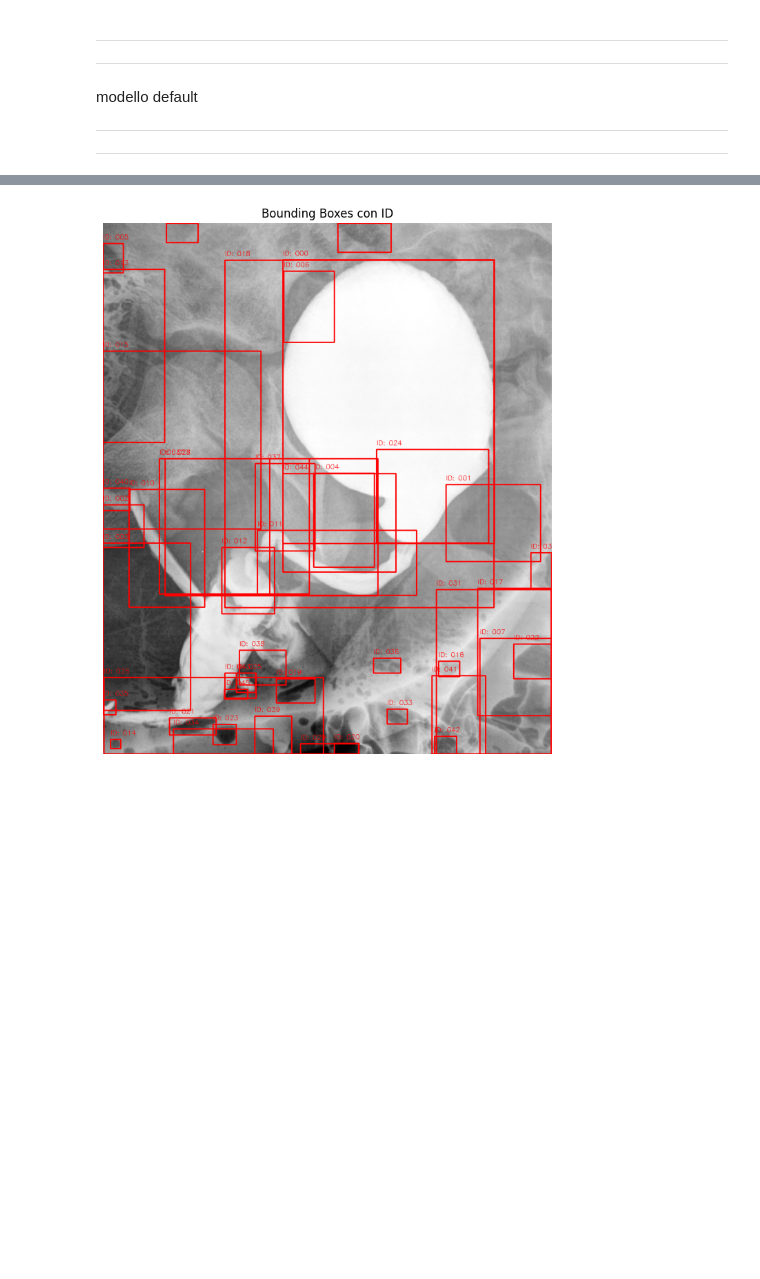
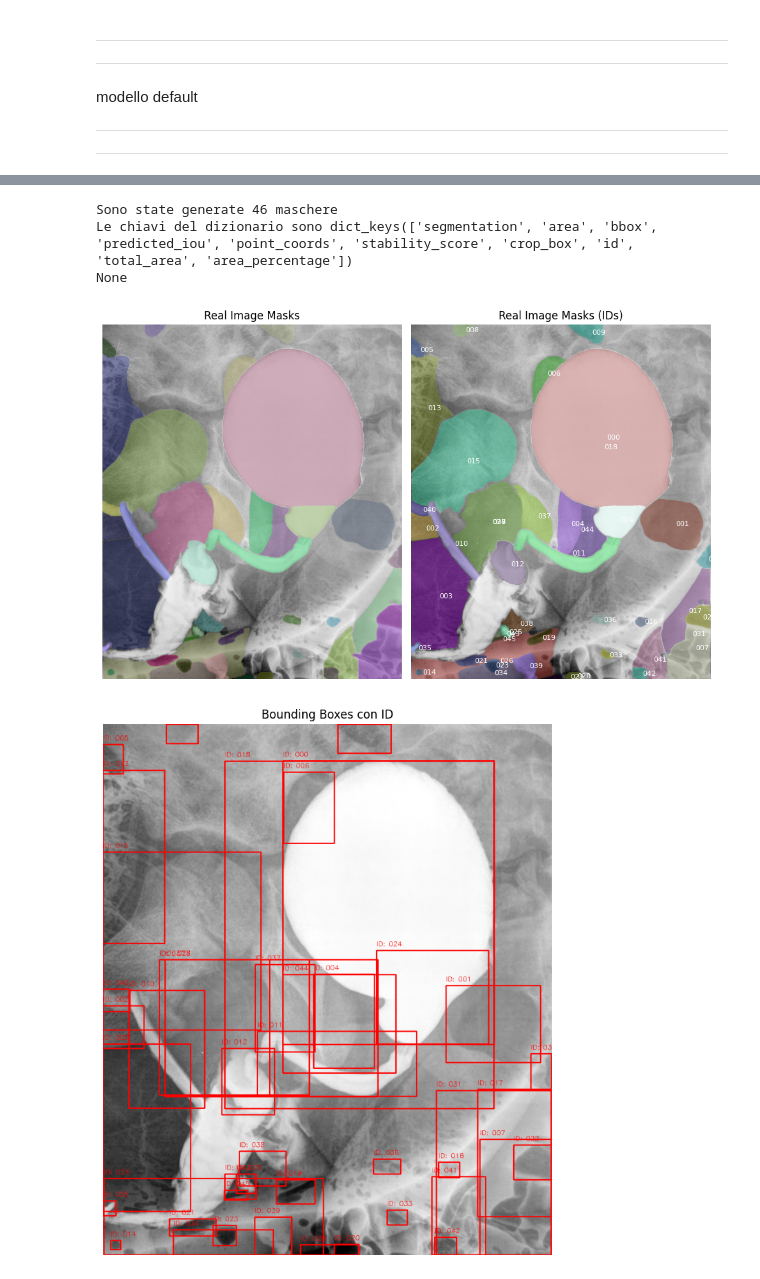
Before and after one commit to Ste-lla02/stella, a Jupyter notebook: notebook/SAM4VUP_workflow.ipynb, the cells around one changed output, grey strips where cells are left out. Cells and saved outputs as stored; diff of their text form; code cells hidden in the pictures; blank space fills up the shorter version.

```diff
--- a/notebook/SAM4VUP_workflow.ipynb
+++ b/notebook/SAM4VUP_workflow.ipynb
@@ -227,34 +229,49 @@ print(f"Sono state generate {len(masks)} maschere")
 # Aggiunta dell'ID a ciascuna maschera
 for i, mask in enumerate(masks):
     mask["id"] = f"{i:03d}"  # formato '000', '001', ..., '999'
 
-print(print(f"Le chiavi del dizionario sono {masks[0].keys()}"))
+
+# Aggiunta dell'area_percentage a ciascuna maschera
+for mask in masks:
+    total_area = mask['segmentation'].size
+    white_area = mask['area']
+    percentage = (white_area / total_area) * 100 if total_area > 0 else 0
+
+    mask['total_area'] = total_area
+    mask['area_percentage'] = round(percentage, 3)
+
+print(f"Le chiavi del dizionario sono {masks[0].keys()}")
 
 # Salvataggio pickl di tutte le maschere
 import pickle
 
 with open('masks_samdefault_id1_raw.pkl', 'wb') as f: #cambiare il nome in base all'id paziente
     pickle.dump(masks, f)
 
 # Visualisation
 fig, axs = plt.subplots(1, 2, figsize=(10, 10))
 # Plot: Real Image and Masks
 plt.sca(axs[0])
 axs[0].imshow(image)
 show_anns(masks)
 axs[0].set_axis_off()
 axs[0].set_title("Real Image Masks")
 
 # Plot: Real Image, Masks and IDs
 plt.sca(axs[1])
 axs[1].imshow(image)
 show_anns_with_ids(masks)
 axs[1].set_axis_off()
 axs[1].set_title("Real Image Masks (IDs)")
 
 
 plt.tight_layout()
 plt.show()
+# %% [output]
+Sono state generate 46 maschere
+Le chiavi del dizionario sono dict_keys(['segmentation', 'area', 'bbox', 'predicted_iou', 'point_coords', 'stability_score', 'crop_box', 'id', 'total_area', 'area_percentage'])
+None
+[figure, added]
 # %%
 # Copia dell'immagine originale su cui disegnare
 image_with_boxes = image.copy()
```
Also changed, not shown: parts of 17 cells of this notebook, 4 other files.
